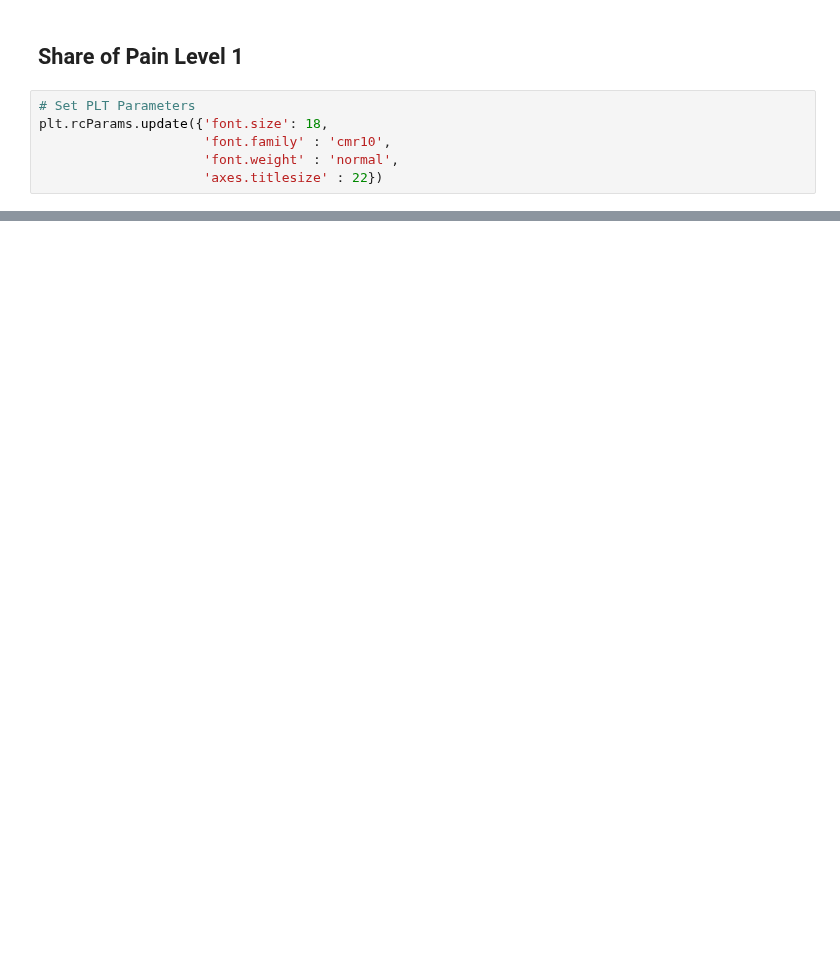
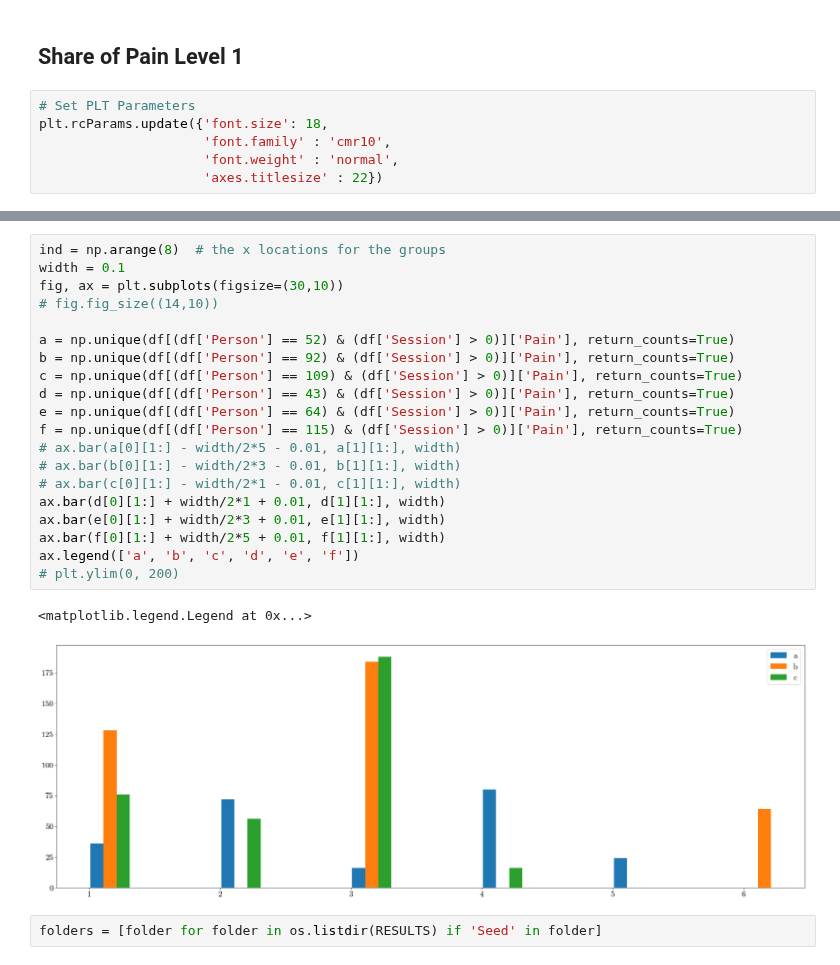
Before and after one commit to ntobis/federated-machine-learning, a Jupyter notebook: Notebooks/MSc Thesis Visualizations.ipynb, the cells around one changed output, grey strips where cells are left out. Cells and saved outputs as stored; diff of their text form; blank space fills up the shorter version.

```diff
--- a/Notebooks/MSc Thesis Visualizations.ipynb
+++ b/Notebooks/MSc Thesis Visualizations.ipynb
@@ -566,0 +614,25 @@ fig.savefig(os.path.join(FIGURES, 'painbar.pdf'), bbox_inches = 'tight')
+# %%
+ind = np.arange(8)  # the x locations for the groups
+width = 0.1
+fig, ax = plt.subplots(figsize=(30,10))
+# fig.fig_size((14,10))
+
+a = np.unique(df[(df['Person'] == 52) & (df['Session'] > 0)]['Pain'], return_counts=True)
+b = np.unique(df[(df['Person'] == 92) & (df['Session'] > 0)]['Pain'], return_counts=True)
+c = np.unique(df[(df['Person'] == 109) & (df['Session'] > 0)]['Pain'], return_counts=True)
+d = np.unique(df[(df['Person'] == 43) & (df['Session'] > 0)]['Pain'], return_counts=True)
+e = np.unique(df[(df['Person'] == 64) & (df['Session'] > 0)]['Pain'], return_counts=True)
+f = np.unique(df[(df['Person'] == 115) & (df['Session'] > 0)]['Pain'], return_counts=True)
+# ax.bar(a[0][1:] - width/2*5 - 0.01, a[1][1:], width)
+# ax.bar(b[0][1:] - width/2*3 - 0.01, b[1][1:], width)
+# ax.bar(c[0][1:] - width/2*1 - 0.01, c[1][1:], width)
+ax.bar(d[0][1:] + width/2*1 + 0.01, d[1][1:], width)
+ax.bar(e[0][1:] + width/2*3 + 0.01, e[1][1:], width)
+ax.bar(f[0][1:] + width/2*5 + 0.01, f[1][1:], width)
+ax.legend(['a', 'b', 'c', 'd', 'e', 'f'])
+# plt.ylim(0, 200)
+# %% [output]
+<matplotlib.legend.Legend at 0x...>
+[figure, added]
+# %%
+folders = [folder for folder in os.listdir(RESULTS) if 'Seed' in folder]
```
Also changed, not shown: parts of 22 cells of this notebook, 15 other files.
